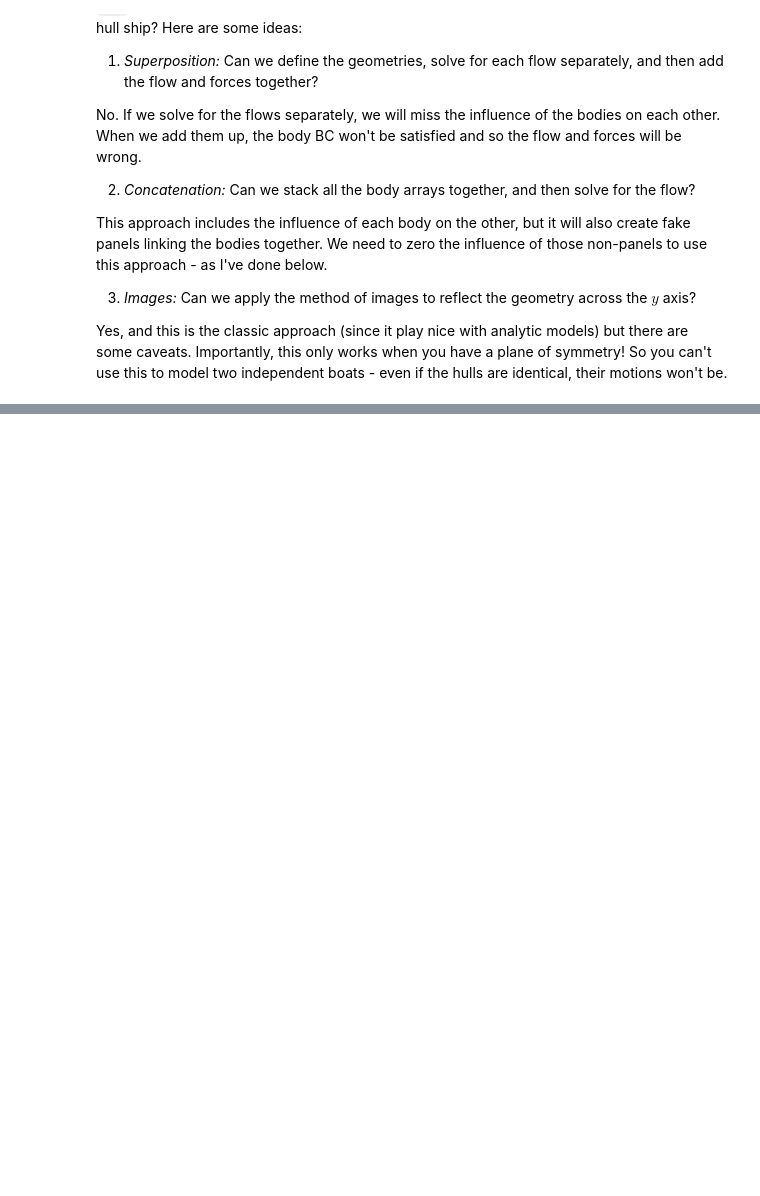
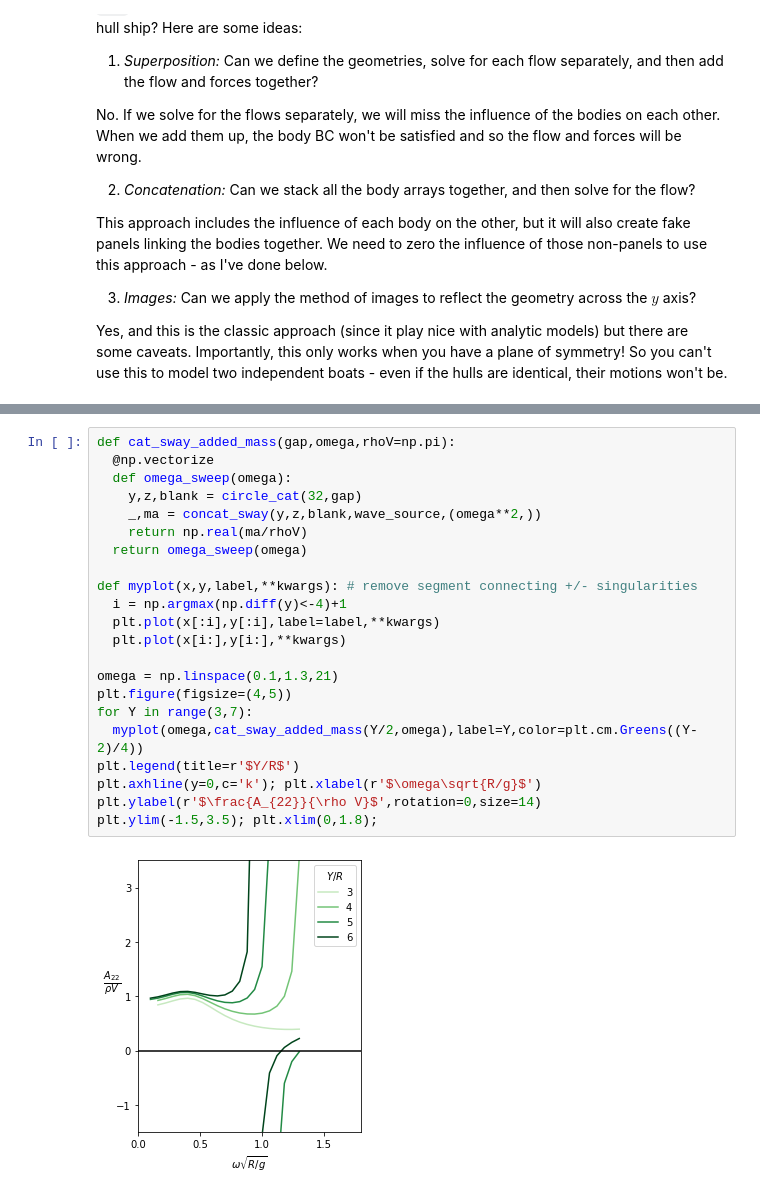
Before and after one commit to weymouth/MarineHydro, a Jupyter notebook: notebooks/wave_greens_function.ipynb, the cells around one changed output, grey strips where cells are left out. Cells and saved outputs as stored; diff of their text form; blank space fills up the shorter version.

```diff
--- a/notebooks/wave_greens_function.ipynb
+++ b/notebooks/wave_greens_function.ipynb
@@ -301,0 +317,24 @@ Look at the wave in the center of the plot, between the two circles. Since the a
+# %%
+def cat_sway_added_mass(gap,omega,rhoV=np.pi):
+  @np.vectorize
+  def omega_sweep(omega):
+    y,z,blank = circle_cat(32,gap)
+    _,ma = concat_sway(y,z,blank,wave_source,(omega**2,))
+    return np.real(ma/rhoV)
+  return omega_sweep(omega)
+
+def myplot(x,y,label,**kwargs): # remove segment connecting +/- singularities
+  i = np.argmax(np.diff(y)<-4)+1
+  plt.plot(x[:i],y[:i],label=label,**kwargs)
+  plt.plot(x[i:],y[i:],**kwargs)
+
+omega = np.linspace(0.1,1.3,21)
+plt.figure(figsize=(4,5))
+for Y in range(3,7):
+  myplot(omega,cat_sway_added_mass(Y/2,omega),label=Y,color=plt.cm.Greens((Y-2)/4))
+plt.legend(title=r'$Y/R$')
+plt.axhline(y=0,c='k'); plt.xlabel(r'$\omega\sqrt{R/g}$')
+plt.ylabel(r'$\frac{A_{22}}{\rho V}$',rotation=0,size=14)
+plt.ylim(-1.5,3.5); plt.xlim(0,1.8);
+# %% [output]
+[figure, added]
```
Also changed, not shown: parts of 7 cells of this notebook.
